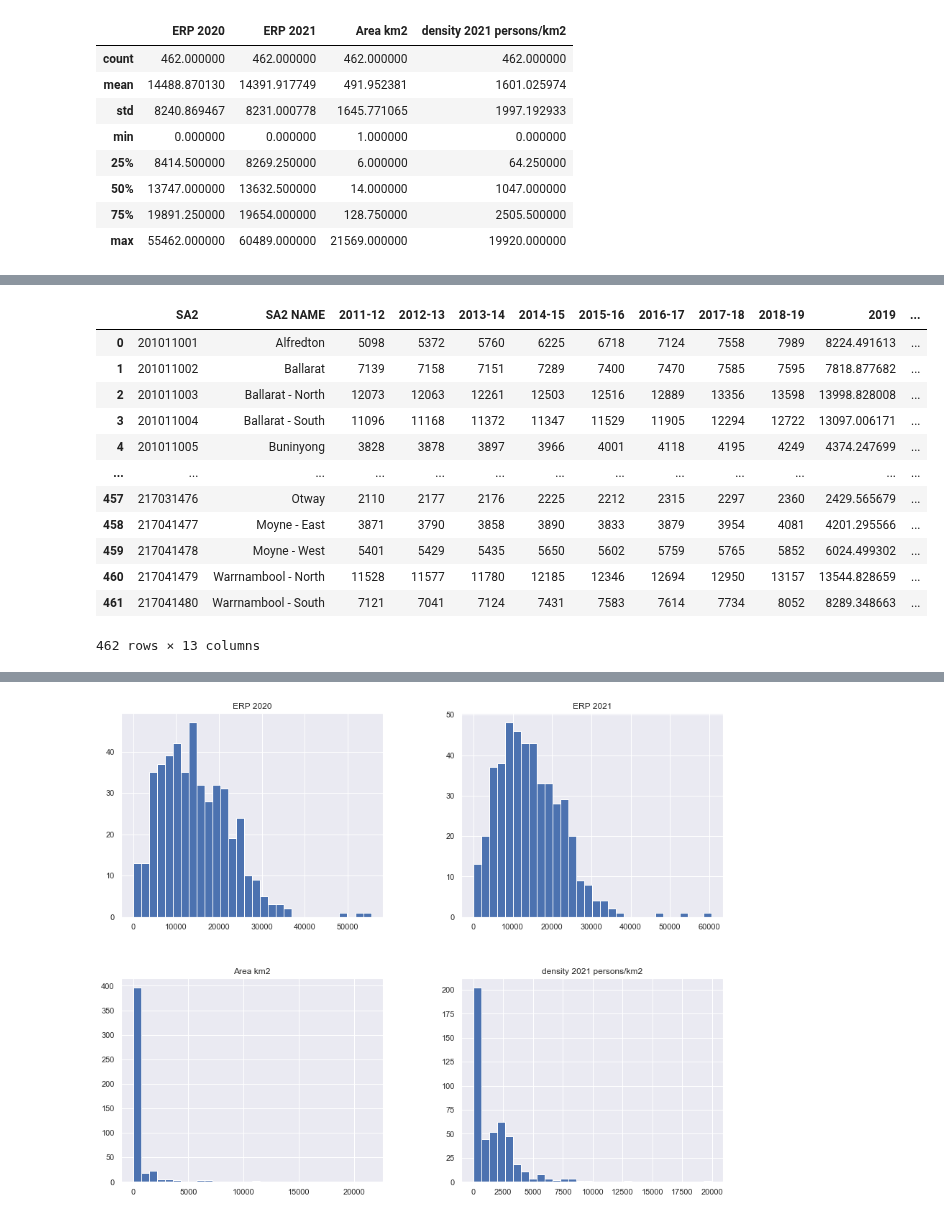
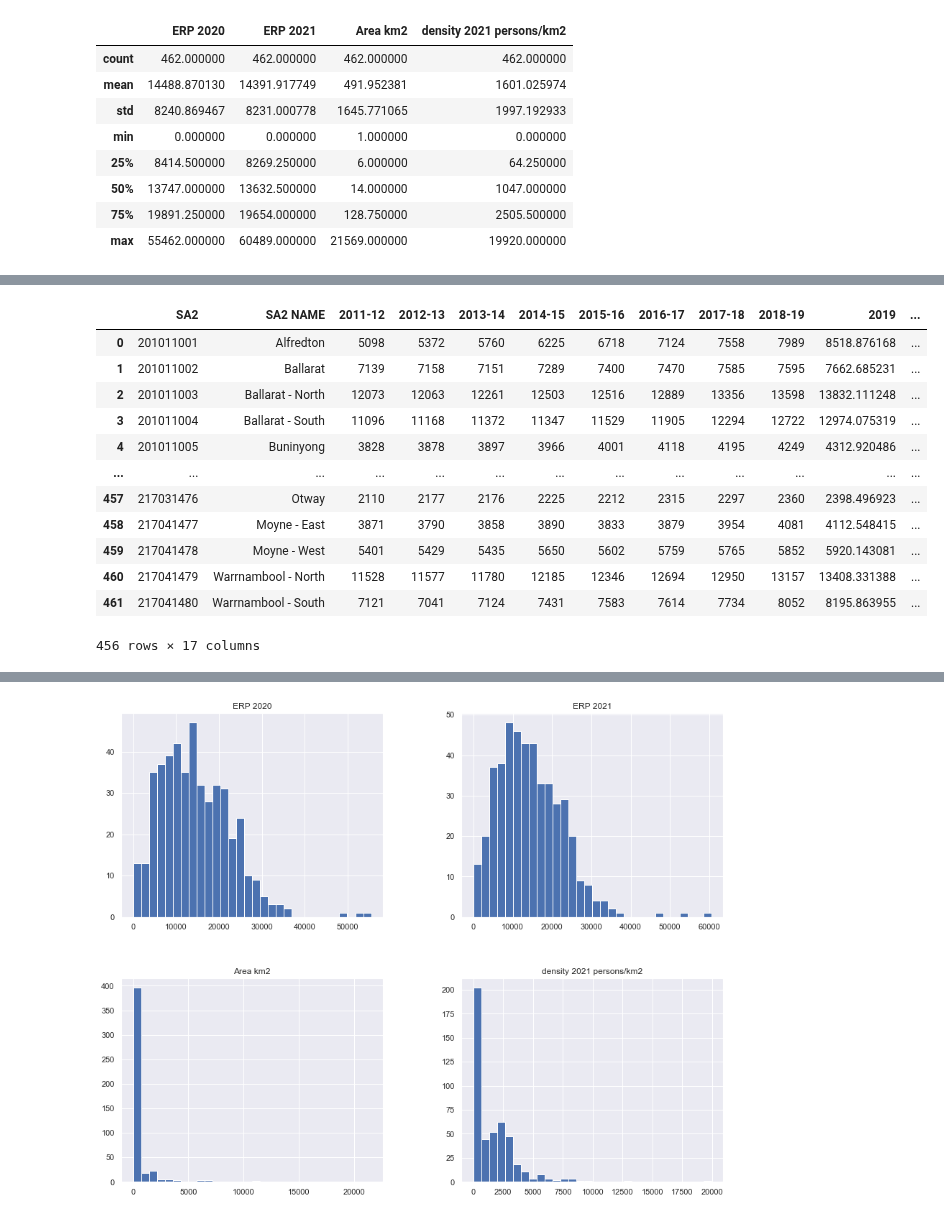
Before and after one commit to MAST30034-Applied-Data-Science/generic-real-estate-consulting-project-group-6, a Jupyter notebook: notebooks/preprocess income and population data.ipynb, the cells around one changed output, grey strips where cells are left out. Drawn from its saved outputs; the diff is of its cells as text; code cells hidden in the pictures.

Commit message:
Modify the forecasting method of Income data

```diff
--- a/notebooks/preprocess income and population data.ipynb
+++ b/notebooks/preprocess income and population data.ipynb
@@ -139,22 +161,33 @@ income1['2021'] = 0
-# %%
-# Forecast 2019, 2020, 2021 Income
-for i in range( len(income1)):
-    income1.iloc[i,10] = income1.iloc[i,9]*rate
-    income1.iloc[i,11] = income1.iloc[i,10]*rate
-    income1.iloc[i,12] = income1.iloc[i,11]*rate
-# %%
-income1
-# %% [output]
-|  | SA2 | SA2 NAME | 2011-12 | 2012-13 | 2013-14 | 2014-15 | 2015-16 | 2016-17 | 2017-18 | 2018-19 | 2019 | ... |
-| 0 | 201011001 | Alfredton | 5098 | 5372 | 5760 | 6225 | 6718 | 7124 | 7558 | 7989 | 8224.491613 | ... |
-| 1 | 201011002 | Ballarat | 7139 | 7158 | 7151 | 7289 | 7400 | 7470 | 7585 | 7595 | 7818.877682 | ... |
-| 2 | 201011003 | Ballarat - North | 12073 | 12063 | 12261 | 12503 | 12516 | 12889 | 13356 | 13598 | 13998.828008 | ... |
-| 3 | 201011004 | Ballarat - South | 11096 | 11168 | 11372 | 11347 | 11529 | 11905 | 12294 | 12722 | 13097.006171 | ... |
-| 4 | 201011005 | Buninyong | 3828 | 3878 | 3897 | 3966 | 4001 | 4118 | 4195 | 4249 | 4374.247699 | ... |
-| ... | ... | ... | ... | ... | ... | ... | ... | ... | ... | ... | ... | ... |
-| 457 | 217031476 | Otway | 2110 | 2177 | 2176 | 2225 | 2212 | 2315 | 2297 | 2360 | 2429.565679 | ... |
-| 458 | 217041477 | Moyne - East | 3871 | 3790 | 3858 | 3890 | 3833 | 3879 | 3954 | 4081 | 4201.295566 | ... |
-| 459 | 217041478 | Moyne - West | 5401 | 5429 | 5435 | 5650 | 5602 | 5759 | 5765 | 5852 | 6024.499302 | ... |
-| 460 | 217041479 | Warrnambool - North | 11528 | 11577 | 11780 | 12185 | 12346 | 12694 | 12950 | 13157 | 13544.828659 | ... |
-| 461 | 217041480 | Warrnambool - South | 7121 | 7041 | 7124 | 7431 | 7583 | 7614 | 7734 | 8052 | 8289.348663 | ... |
-462 rows × 13 columns
+# %%
+income12['r'] = 0
+# %%
+for i in range( len(income12)):
+    income12.iloc[i,16] = (income12.iloc[i,9]/income12.iloc[i,8]+ income12.iloc[i,8]/income12.iloc[i,7]
+                            +income12.iloc[i,7]/income12.iloc[i,6] +income12.iloc[i,6]/income12.iloc[i,5]
+                            + income12.iloc[i,5]/income12.iloc[i,4]+income12.iloc[i,4]/income12.iloc[i,3]
+                            + income12.iloc[i,3]/income12.iloc[i,2] )/7
+# %%
+# Data set prediction without NP
+for i in range( len(income12)):
+    income12.iloc[i,10] = income12.iloc[i,9]* income12.iloc[i,16]
+    income12.iloc[i,11] = income12.iloc[i,10]* income12.iloc[i,16]
+    income12.iloc[i,12] = income12.iloc[i,11]* income12.iloc[i,16]
+    income12.iloc[i,13] = income12.iloc[i,12]* income12.iloc[i,16]
+    income12.iloc[i,14] = income12.iloc[i,13]* income12.iloc[i,16]
+    income12.iloc[i,15] = income12.iloc[i,14]* income12.iloc[i,16]
+# %%
+income12
+# %% [output]
+|  | SA2 | SA2 NAME | 2011-12 | 2012-13 | 2013-14 | 2014-15 | 2015-16 | 2016-17 | 2017-18 | 2018-19 | 2019 | ... |
+| 0 | 201011001 | Alfredton | 5098 | 5372 | 5760 | 6225 | 6718 | 7124 | 7558 | 7989 | 8518.876168 | ... |
+| 1 | 201011002 | Ballarat | 7139 | 7158 | 7151 | 7289 | 7400 | 7470 | 7585 | 7595 | 7662.685231 | ... |
+| 2 | 201011003 | Ballarat - North | 12073 | 12063 | 12261 | 12503 | 12516 | 12889 | 13356 | 13598 | 13832.111248 | ... |
+| 3 | 201011004 | Ballarat - South | 11096 | 11168 | 11372 | 11347 | 11529 | 11905 | 12294 | 12722 | 12974.075319 | ... |
+| 4 | 201011005 | Buninyong | 3828 | 3878 | 3897 | 3966 | 4001 | 4118 | 4195 | 4249 | 4312.920486 | ... |
+| ... | ... | ... | ... | ... | ... | ... | ... | ... | ... | ... | ... | ... |
+| 457 | 217031476 | Otway | 2110 | 2177 | 2176 | 2225 | 2212 | 2315 | 2297 | 2360 | 2398.496923 | ... |
+| 458 | 217041477 | Moyne - East | 3871 | 3790 | 3858 | 3890 | 3833 | 3879 | 3954 | 4081 | 4112.548415 | ... |
+| 459 | 217041478 | Moyne - West | 5401 | 5429 | 5435 | 5650 | 5602 | 5759 | 5765 | 5852 | 5920.143081 | ... |
+| 460 | 217041479 | Warrnambool - North | 11528 | 11577 | 11780 | 12185 | 12346 | 12694 | 12950 | 13157 | 13408.331388 | ... |
+| 461 | 217041480 | Warrnambool - South | 7121 | 7041 | 7124 | 7431 | 7583 | 7614 | 7734 | 8052 | 8195.863955 | ... |
+456 rows × 17 columns
```
Also changed, not shown: parts of 8 cells of this notebook.
